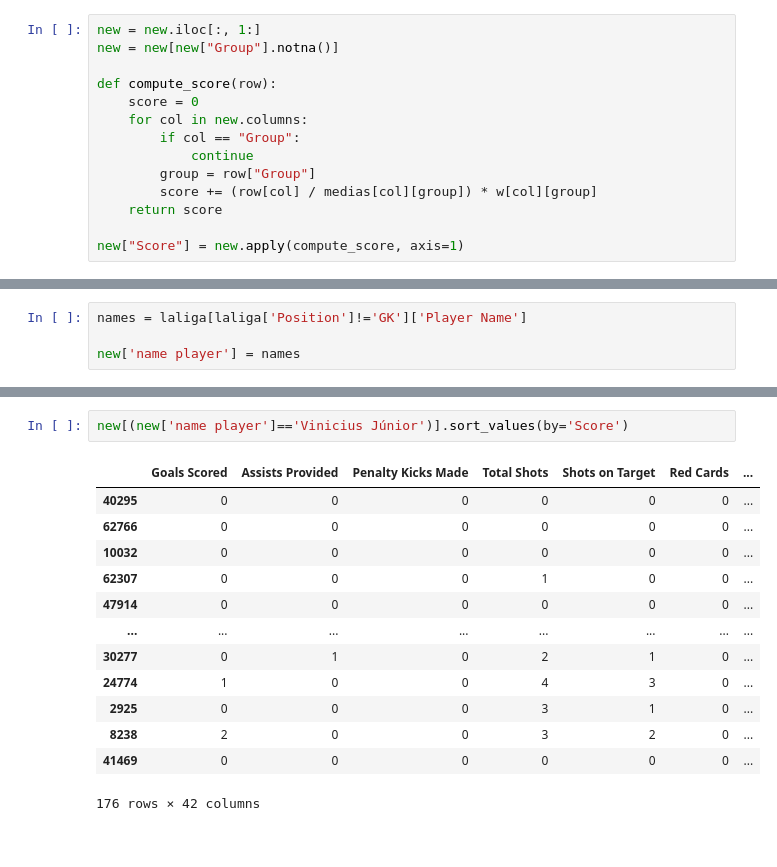
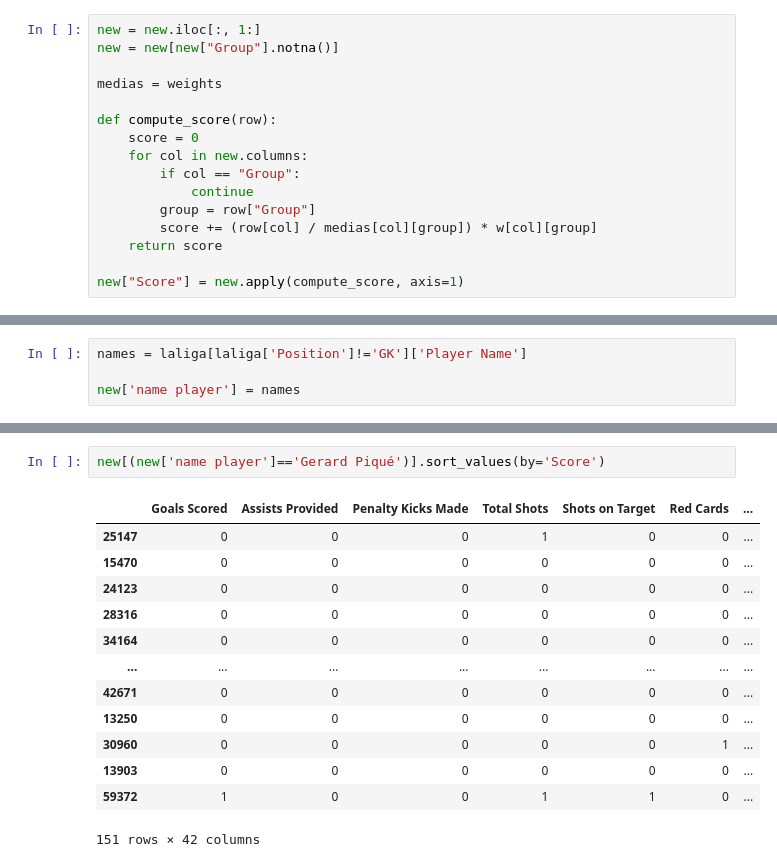
Before and after one commit to marcfolchp/thunder, a Jupyter notebook: YELO/formula-step1.ipynb, the cells around one changed output, grey strips where cells are left out. Saved outputs shown, nothing was run; the diff lists cells and outputs as text.

```diff
--- a/YELO/formula-step1.ipynb
+++ b/YELO/formula-step1.ipynb
@@ -213,6 +423,8 @@ new
 # %%
 new = new.iloc[:, 1:]
 new = new[new["Group"].notna()]
+
+medias = weights
 
 def compute_score(row):
     score = 0
@@ -262,17 +468,17 @@ Antoine Griezmann    395.669828
 Name: Score, dtype: float64
 # %%
-new[(new['name player']=='Vinicius Júnior')].sort_values(by='Score')
+new[(new['name player']=='Gerard Piqué')].sort_values(by='Score')
 # %% [output]
 |  | Goals Scored | Assists Provided | Penalty Kicks Made | Total Shots | Shots on Target | Red Cards | ... |
-| 40295 | 0 | 0 | 0 | 0 | 0 | 0 | ... |
-| 62766 | 0 | 0 | 0 | 0 | 0 | 0 | ... |
-| 10032 | 0 | 0 | 0 | 0 | 0 | 0 | ... |
-| 62307 | 0 | 0 | 0 | 1 | 0 | 0 | ... |
-| 47914 | 0 | 0 | 0 | 0 | 0 | 0 | ... |
+| 25147 | 0 | 0 | 0 | 1 | 0 | 0 | ... |
+| 15470 | 0 | 0 | 0 | 0 | 0 | 0 | ... |
+| 24123 | 0 | 0 | 0 | 0 | 0 | 0 | ... |
+| 28316 | 0 | 0 | 0 | 0 | 0 | 0 | ... |
+| 34164 | 0 | 0 | 0 | 0 | 0 | 0 | ... |
 | ... | ... | ... | ... | ... | ... | ... | ... |
-| 30277 | 0 | 1 | 0 | 2 | 1 | 0 | ... |
-| 24774 | 1 | 0 | 0 | 4 | 3 | 0 | ... |
-| 2925 | 0 | 0 | 0 | 3 | 1 | 0 | ... |
-| 8238 | 2 | 0 | 0 | 3 | 2 | 0 | ... |
-| 41469 | 0 | 0 | 0 | 0 | 0 | 0 | ... |
+| 42671 | 0 | 0 | 0 | 0 | 0 | 0 | ... |
+| 13250 | 0 | 0 | 0 | 0 | 0 | 0 | ... |
+| 30960 | 0 | 0 | 0 | 0 | 0 | 1 | ... |
+| 13903 | 0 | 0 | 0 | 0 | 0 | 0 | ... |
+| 59372 | 1 | 0 | 0 | 1 | 1 | 0 | ... |
-176 rows × 42 columns
+151 rows × 42 columns
```
Also changed, not shown: parts of 13 cells of this notebook.
